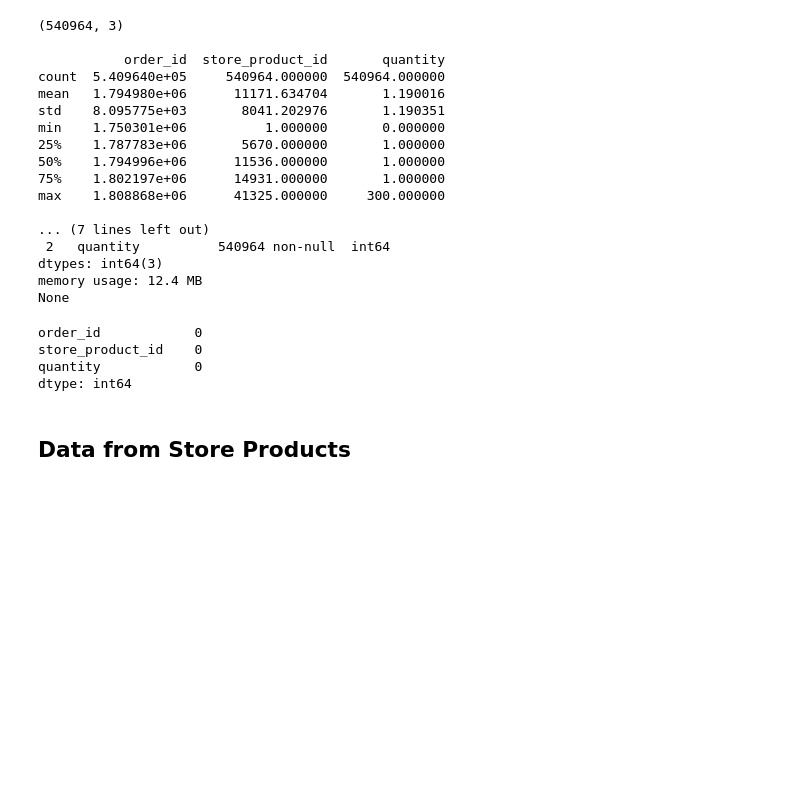
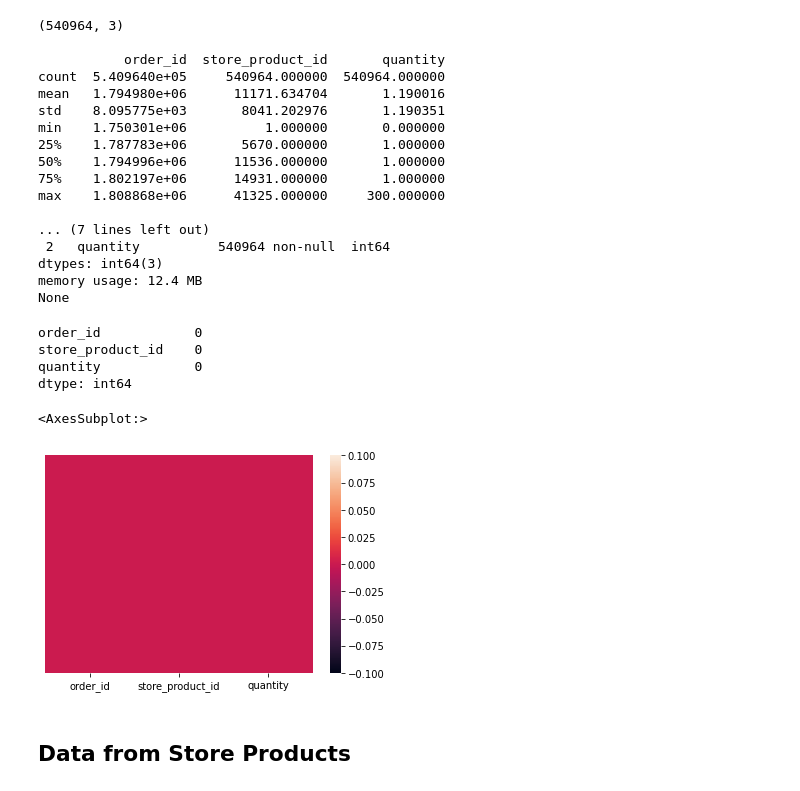
Before and after one commit to alexaugusto23/warehouse_dataset, a Jupyter notebook: warehouse_analysis.ipynb, the cells around one changed output. Cells and saved outputs as stored; diff of their text form; code cells hidden in the pictures; blank space fills up the shorter version.

```diff
--- a/warehouse_analysis.ipynb
+++ b/warehouse_analysis.ipynb
@@ -155,6 +163,11 @@ order_id            0
 store_product_id    0
 quantity            0
 dtype: int64
+# %%
+sns.heatmap(order_products.isnull(),yticklabels=False)
+# %% [output]
+<AxesSubplot:>
+[figure, added]
 # %% [markdown]
 ## Data from Store Products
 # %%
```
Also changed, not shown: parts of 27 cells of this notebook, 1 other file.
